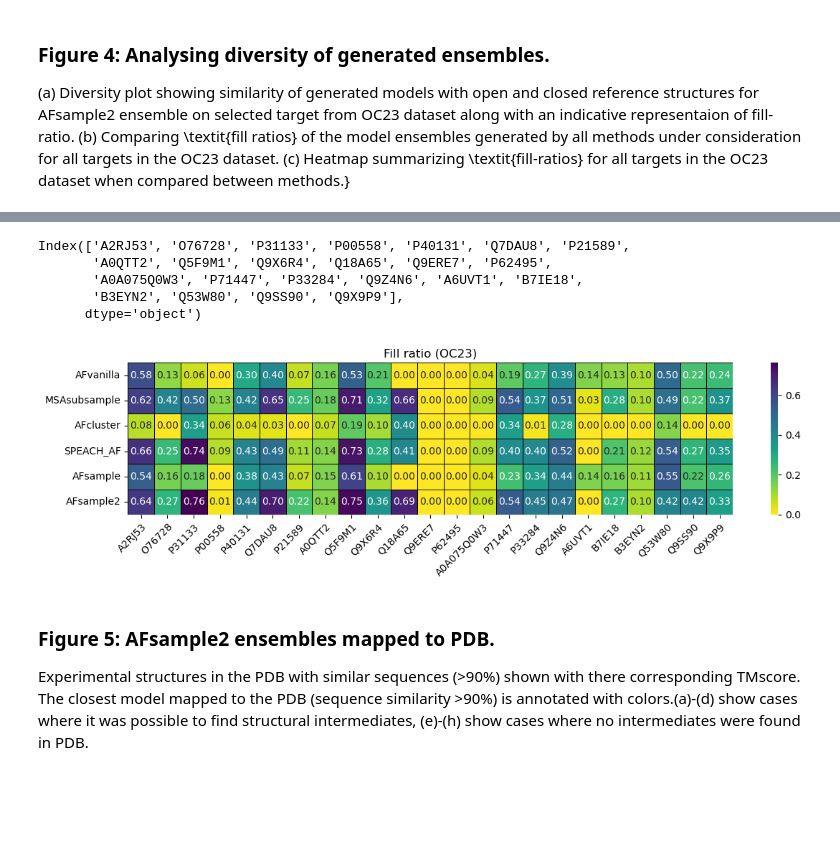
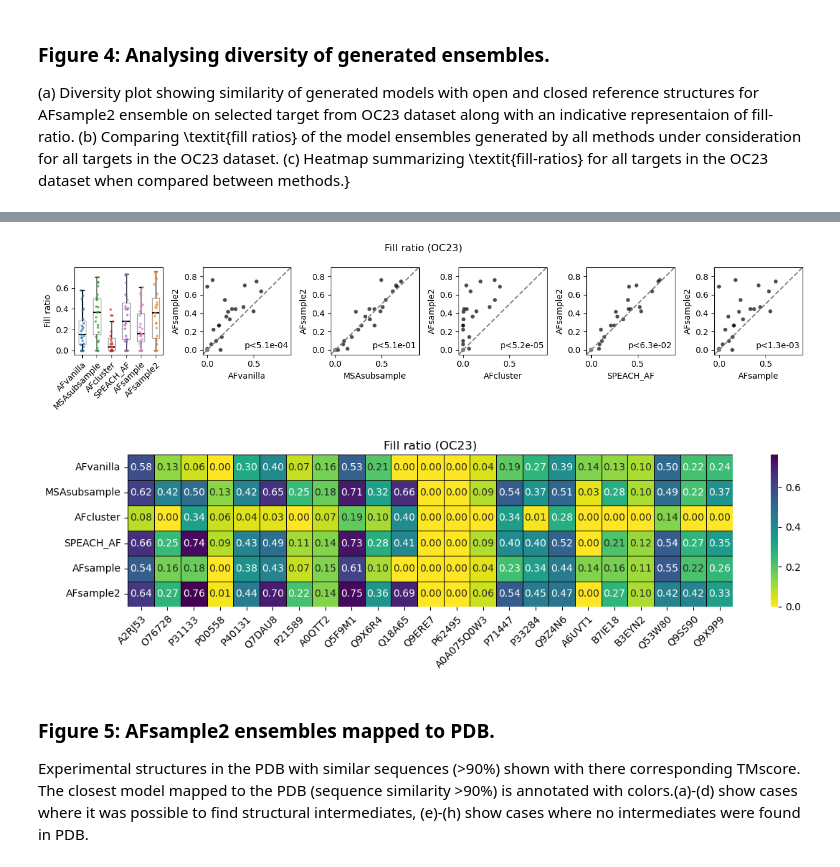
Before and after one commit to iamysk/AFsample2, a Jupyter notebook: notebooks/summarize.ipynb, the cells around one changed output, grey strips where cells are left out. Drawn from its saved outputs; the diff is of its cells as text; code cells hidden in the pictures; blank space fills up the shorter version.

```diff
--- a/notebooks/summarize.ipynb
+++ b/notebooks/summarize.ipynb
@@ -181,24 +129,23 @@ plt.show()
-# %%
-fillratio2_df.index
-# %% [output]
-Index(['A2RJ53', 'O76728', 'P31133', 'P00558', 'P40131', 'Q7DAU8', 'P21589',
-       'A0QTT2', 'Q5F9M1', 'Q9X6R4', 'Q18A65', 'Q9ERE7', 'P62495',
-       'A0A075Q0W3', 'P71447', 'P33284', 'Q9Z4N6', 'A6UVT1', 'B7IE18',
-       'B3EYN2', 'Q53W80', 'Q9SS90', 'Q9X9P9'],
-      dtype='object')
-# %%
-# Figure 4c
-import seaborn as sns
-fig, ax = plt.subplots(figsize=(12,3.5))
-sns.heatmap(fillratio2_df.T, annot=True,  ax=ax, cmap='viridis_r', linecolor='black', linewidth=0.5, fmt=".2f")
-ax.set_title('Fill ratio (OC23)')
-#ax.set_yticklabels(good_examples.keys(),rotation=45, rotation_mode='anchor', ha='right')
-ax.set_xlabel('')
-ax.set_xticklabels(fillratio2_df.index, rotation=45, rotation_mode='anchor', ha='right')
-plt.tight_layout()
-plt.show()
-# %% [output]
-[figure, removed]
+# %%
+# --------------------------------
+# Figure 4
+# --------------------------------
+
+# Dataframe Example:
+#   uniprotid  | AFvanilla | MSAsubsample | AFcluster | SPEACH_AF | AFsample | AFsample2
+#   -----------------------------------------------------------------------------
+#   A2RJ53     |  0.87205  |    0.87878   |  0.68717  |  0.93350  |  0.87654 |  0.93906
+#   O76728     |  0.57797  |    0.72989   |  0.18369  |  0.60689  |  0.58054 |  0.62655
+
+from plotting_functions import plot_fillratio
+import pandas as pd
+
+dataset = 'OC23'
+fillratio2_df = pd.read_csv('../analysis_results/general/fillratio_df_oc23.csv', index_col=0)
+plot_fillratio(fillratio2_df, dataset)
+# %% [output]
+[figure, added]
+[figure, added]
 # %% [markdown]
 ### Figure 5: AFsample2 ensembles mapped to PDB.
 Experimental structures in the PDB with similar sequences (>90\%) shown with there corresponding TMscore. The closest model mapped to the PDB (sequence similarity >90\%) is annotated with colors.(a)-(d) show cases where it was possible to find structural intermediates, (e)-(h) show cases where no intermediates were found in PDB.
```
Also changed, not shown: parts of 9 cells of this notebook.
